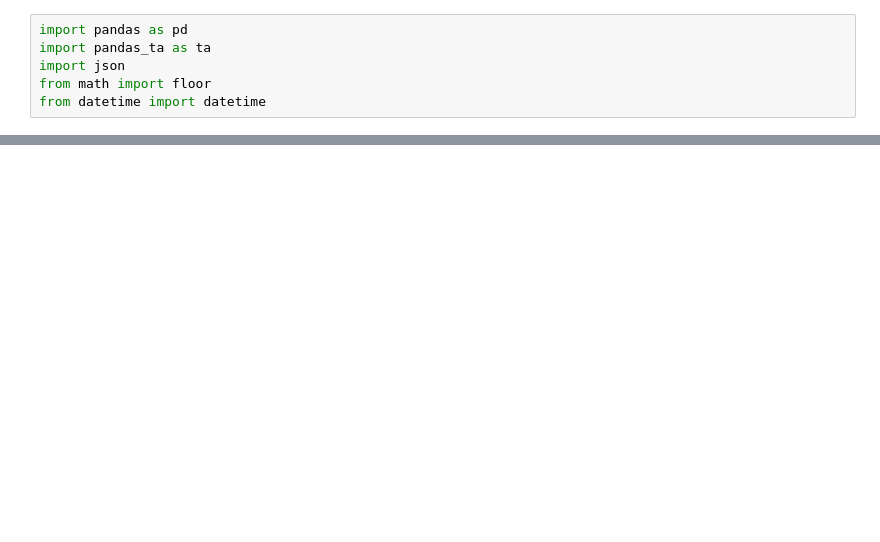
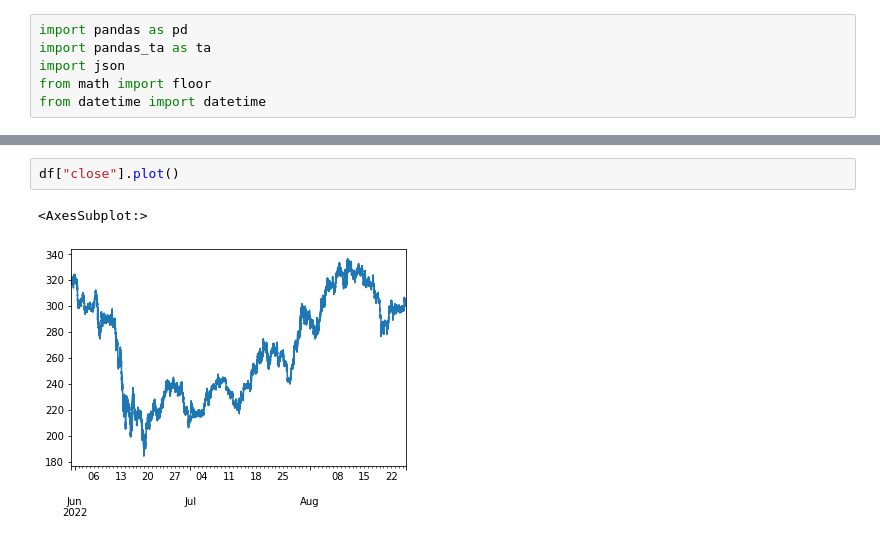
Before and after one commit to SamihOuague/trading_lab, a Jupyter notebook: backtest3.ipynb, the cells around one changed output, grey strips where cells are left out. Cells and saved outputs as stored; diff of their text form; blank space fills up the shorter version.

```diff
--- a/backtest3.ipynb
+++ b/backtest3.ipynb
@@ -53,0 +55,5 @@ pd.DataFrame(wallet).plot(figsize=(15, 5))
+# %%
+df["close"].plot()
+# %% [output]
+<AxesSubplot:>
+[figure, added]
```
Also changed, not shown: parts of 5 cells of this notebook, 7 other files.
